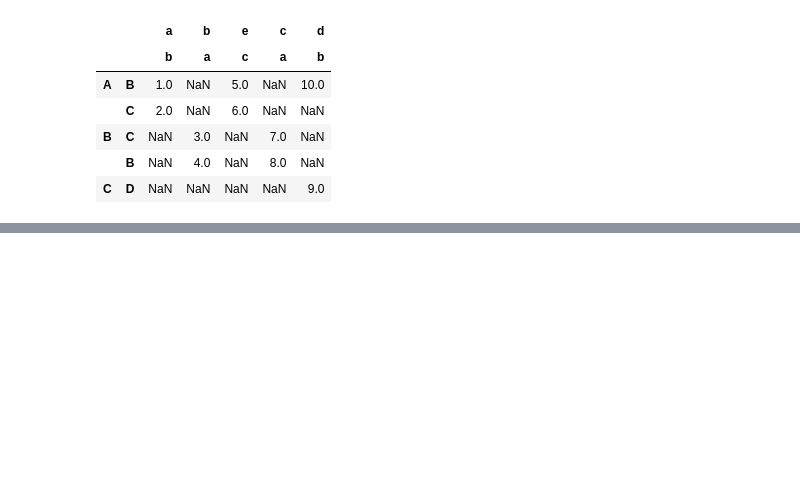
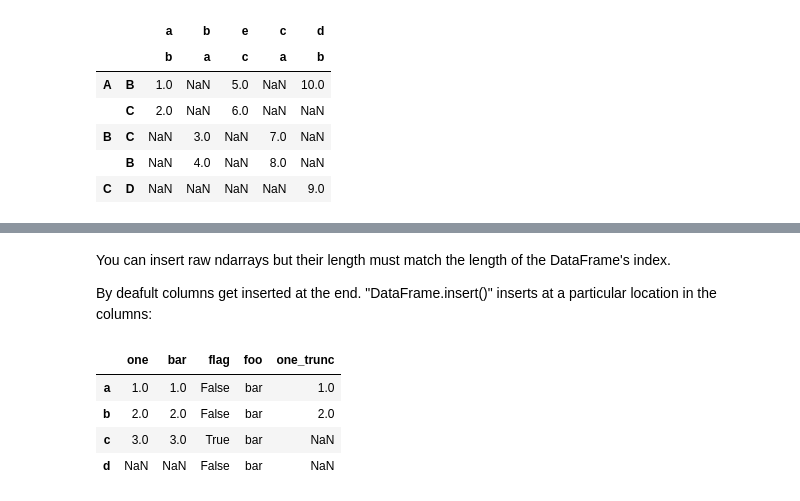
Before and after one commit to SiddheshDaphane/Data-Analysis-in-Python, a Jupyter notebook: Everything-about-Numpy-and-Pandas/Basic_to_advance_pandas.ipynb, the cells around one changed output, grey strips where cells are left out. Saved outputs shown, nothing was run; the diff lists cells and outputs as text; code cells hidden in the pictures; blank space fills up the shorter version.

```diff
--- a/Everything-about-Numpy-and-Pandas/Basic_to_advance_pandas.ipynb
+++ b/Everything-about-Numpy-and-Pandas/Basic_to_advance_pandas.ipynb
@@ -400,0 +423,4 @@ pd.DataFrame(
+# %%
+df["three"] = df["one"] * df["two"]
+df["flag"] = df["one"] > 2
+df
@@ -400,0 +435,3 @@ pd.DataFrame(
+# %%
+three = df.pop("three")
+three
@@ -400,0 +450,3 @@ pd.DataFrame(
+# %%
+df["foo"] = "bar"
+df
@@ -400,0 +461,3 @@ pd.DataFrame(
+# %%
+df["one_trunc"] = df["one"][:2]
+df
@@ -400,0 +470,13 @@ pd.DataFrame(
+# %% [markdown]
+You can insert raw ndarrays but their length must match the length of the DataFrame's index.
+
+By deafult columns get inserted at the end. "DataFrame.insert()" inserts at a particular location in the columns:
+# %%
+df.insert(1, "bar", df["one"])
+df
+# %% [output]
+|  | one | bar | flag | foo | one_trunc |
+| a | 1.0 | 1.0 | False | bar | 1.0 |
+| b | 2.0 | 2.0 | False | bar | 2.0 |
+| c | 3.0 | 3.0 | True | bar | NaN |
+| d | NaN | NaN | False | bar | NaN |
```
Also changed, not shown: parts of 18 cells of this notebook, 2 other files.
